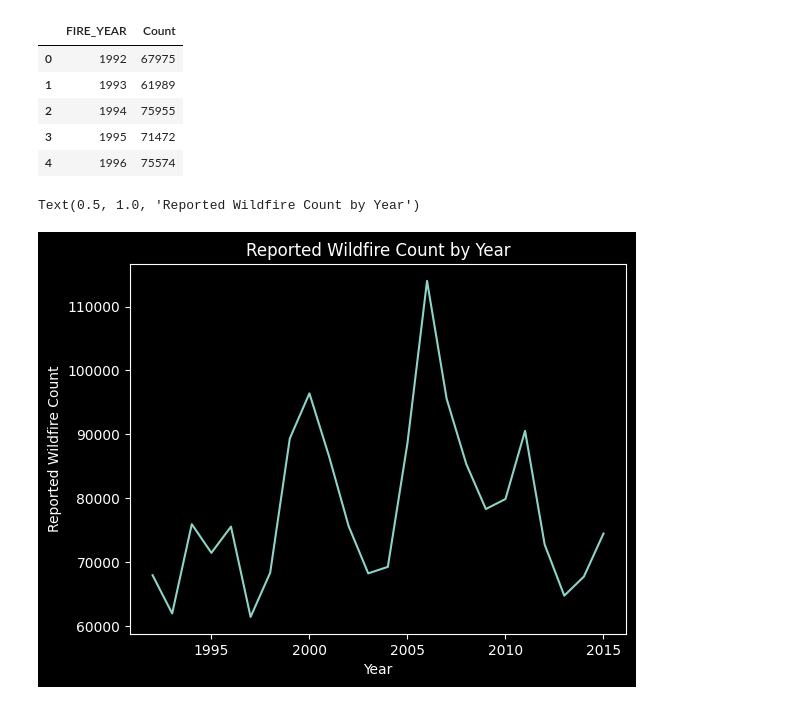
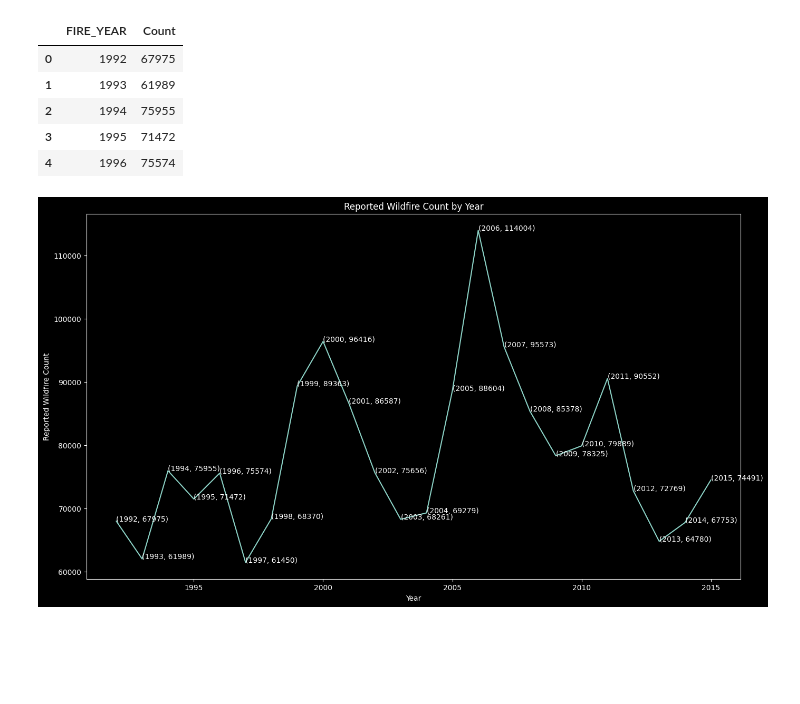
Before and after one commit to connormccoll/fire-scope, a Jupyter notebook: fireScope.ipynb, the cells around one changed output. Cells and saved outputs as stored; diff of their text form; code cells hidden in the pictures; blank space fills up the shorter version.

Commit message:
:fire: cleanup wildfire count over time plot

```diff
--- a/fireScope.ipynb
+++ b/fireScope.ipynb
@@ -186,13 +186,17 @@ firesOverTimeDf.head()
 | 3 | 1995 | 71472 |
 | 4 | 1996 | 75574 |
 # %%
-plt.plot(firesOverTimeDf[["FIRE_YEAR"]],firesOverTimeDf[["Count"]])
+# create plot
+fig, ax = plt.subplots(figsize =(16, 9))
+ax.plot(firesOverTimeDf["FIRE_YEAR"],firesOverTimeDf["Count"])
 plt.xlabel("Year")
 plt.ylabel("Reported Wildfire Count")
 plt.title("Reported Wildfire Count by Year")
+# add annotation to points
+for (i, j) in zip(firesOverTimeDf["FIRE_YEAR"],firesOverTimeDf["Count"]):
+    plt.text(i, j, f'({i}, {j})')
 # %% [output]
-Text(0.5, 1.0, 'Reported Wildfire Count by Year')
-[figure, old version]
+[figure, new version]
 # %%
 #TODO: Naveen
 #Visualize avg fire size over time
```
Also changed, not shown: parts of 3 cells of this notebook.
